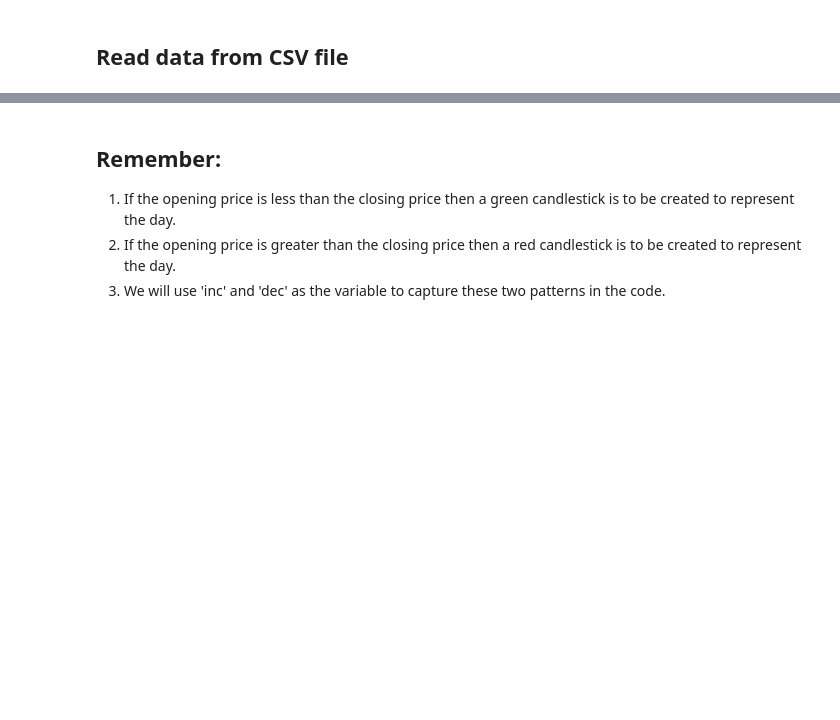
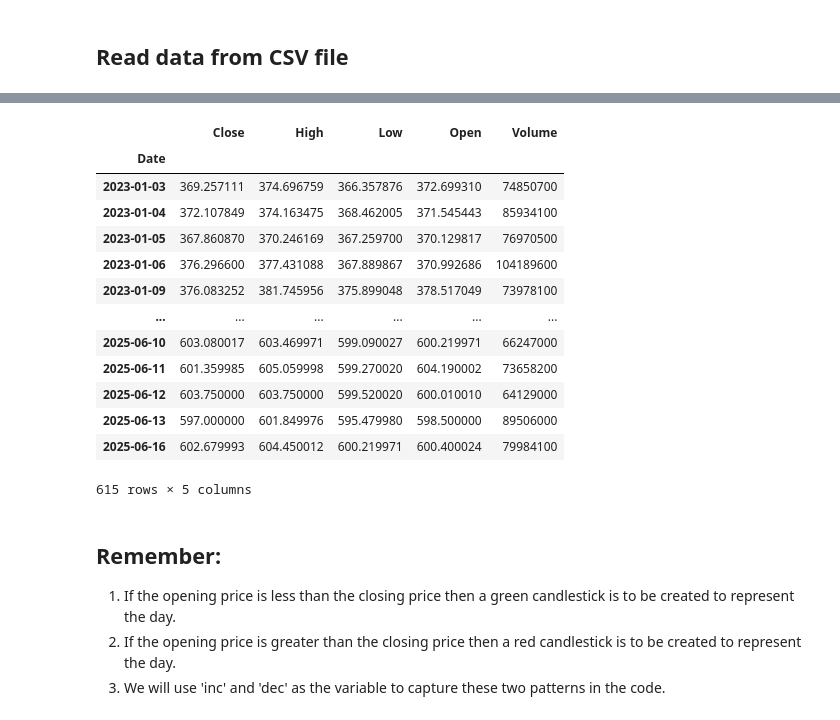
Before and after one commit to jRodriguezIV/Omegadex, a Jupyter notebook: FinTech/Data_Visualization/Plotting_Candlesticks/plotting_candlesticks.ipynb, the cells around one changed output, grey strips where cells are left out. Cells and saved outputs as stored; diff of their text form; code cells hidden in the pictures; blank space fills up the shorter version.

```diff
--- a/FinTech/Data_Visualization/Plotting_Candlesticks/plotting_candlesticks.ipynb
+++ b/FinTech/Data_Visualization/Plotting_Candlesticks/plotting_candlesticks.ipynb
@@ -26,8 +67,24 @@ from bokeh.plotting import figure, show, output_file
 # %%
 # Indexing
 import pandas as pd
 w = 12*60*60*1000  # half day in ms
 df.index = pd.to_datetime(df.index)
+df
+# %% [output]
+|  | Close | High | Low | Open | Volume |
+| Date |  |  |  |  |  |
+| 2023-01-03 | 369.257111 | 374.696759 | 366.357876 | 372.699310 | 74850700 |
+| 2023-01-04 | 372.107849 | 374.163475 | 368.462005 | 371.545443 | 85934100 |
+| 2023-01-05 | 367.860870 | 370.246169 | 367.259700 | 370.129817 | 76970500 |
+| 2023-01-06 | 376.296600 | 377.431088 | 367.889867 | 370.992686 | 104189600 |
+| 2023-01-09 | 376.083252 | 381.745956 | 375.899048 | 378.517049 | 73978100 |
+| ... | ... | ... | ... | ... | ... |
+| 2025-06-10 | 603.080017 | 603.469971 | 599.090027 | 600.219971 | 66247000 |
+| 2025-06-11 | 601.359985 | 605.059998 | 599.270020 | 604.190002 | 73658200 |
+| 2025-06-12 | 603.750000 | 603.750000 | 599.520020 | 600.010010 | 64129000 |
+| 2025-06-13 | 597.000000 | 601.849976 | 595.479980 | 598.500000 | 89506000 |
+| 2025-06-16 | 602.679993 | 604.450012 | 600.219971 | 600.400024 | 79984100 |
+615 rows × 5 columns
 # %% [markdown]
 ## Remember:
 
```
Also changed, not shown: parts of 6 cells of this notebook, 3 other files.
